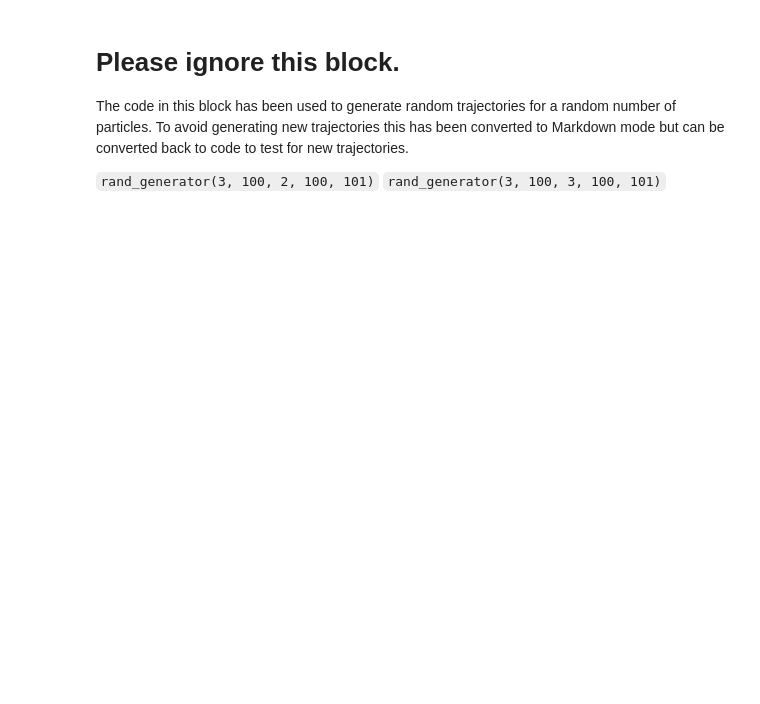
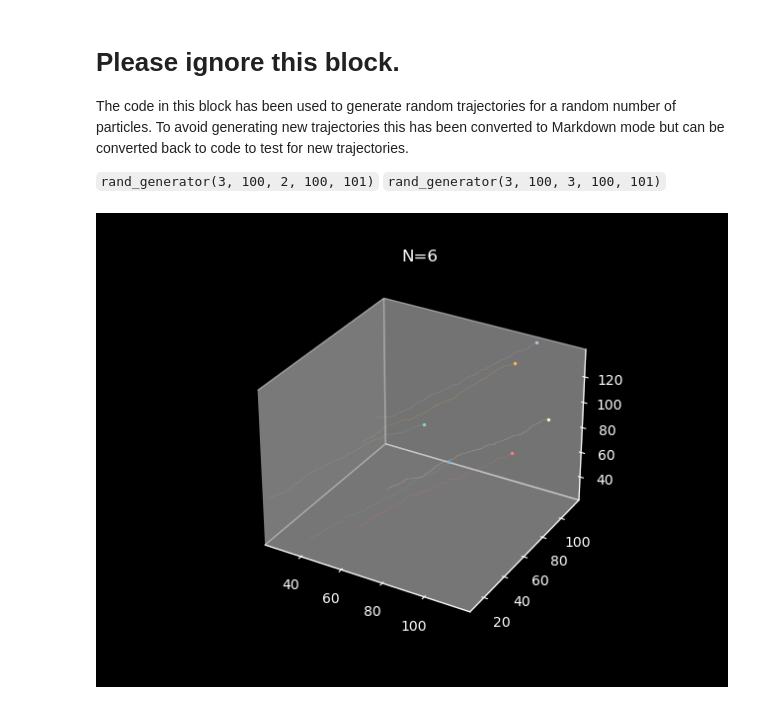
Before and after one commit to sanderdemeyer/Astrofysische_Groep_1, a Jupyter notebook: visual/plot3dmotion.ipynb, the cells around one changed output. Drawn from its saved outputs; the diff is of its cells as text; code cells hidden in the pictures; blank space fills up the shorter version.

Commit message:
added dark background and trajectories to animation

```diff
--- a/visual/plot3dmotion.ipynb
+++ b/visual/plot3dmotion.ipynb
@@ -157,7 +157,7 @@ def animate(file, dim, name='animation', lim= None, dpi=300):
         ani.save('ani_traj/{}_3D.mkv'.format(name), fps=30, dpi=dpi)
     plt.show()
 # %%
-def animate_inter(file, dim, tstep_per_sec, name='animation', dpi=300):
+def animate_inter(file, dim, tstep_per_sec, line=False, name='animation', dpi=300):
     """
     This function takes a txt file where the lines contains the timesteps and the positions of the N partilces at that timestep and animates the trajectories of the particles. This is a slight modification of the original progam and allows to animate trajectories with non uniform timesteps correctly.
 
@@ -170,6 +170,8 @@ def animate_inter(file, dim, tstep_per_sec, name='animation', dpi=300):
         Dimension of the Nbody simulation, has to be 2 or 3
     tstep
         The timescale of the simulation, or in other words how much should one second of video be equal to the time used in simulation
+    line
+        Whether or not to plot the lines
     name
         Name of the animation file
     dpi
@@ -180,6 +182,7 @@ def animate_inter(file, dim, tstep_per_sec, name='animation', dpi=300):
     Creates an mkv file a animating the trajectories of the N particles.
     """
     t, traj_org = trajectories(file, dim)
+    n_t_org = len(traj_org)
     t_max = t[-1]
     tstep_per_frame = tstep_per_sec/30
     time = np.arange(0, t_max, step=tstep_per_frame)
@@ -198,6 +201,7 @@ def animate_inter(file, dim, tstep_per_sec, name='animation', dpi=300):
             scatters[j]._offsets3d=(traj[i][j,0:1], traj[i][j,1:2], traj[i][j,2:])
         return scatters
 
+    plt.style.use('dark_background')
     fig = plt.figure()
     # TODO: add a time slider
     if dim == 2:
@@ -209,23 +213,46 @@ def animate_inter(file, dim, tstep_per_sec, name='animation', dpi=300):
         ax.set_ylim(y_all.min(), y_all.max())
         ax.grid(False)
         scatters = [ax.scatter(traj[0][i][0], traj[0][i][1], s=2) for i in range(N)]
+        if line:
+            x = np.zeros((N, n_t_org))
+            y = np.zeros((N, n_t_org))
+            for i in range(N):
+                for j in range(n_t_org):
+                    x[i][j] = traj_org[j][i][0]
+                    y[i][j] = traj_org[j][i][1]
+            for i in range(N):
+                ax.plot(x[i],y[i], linestyle='dotted', linewidth=0.3)
         ani = animation.FuncAnimation(fig, update_2, frames=n_t)
         ani.save('{}_2D.mkv'.format(name), fps=30, dpi=dpi)
 
     if dim == 3:
         ax = fig.add_subplot(projection='3d')
         ax.set_title('N={}'.format(N))
-        x_all = np.array([traj[i][:,0] for i in range(len(t))]).flatten()
-        y_all = np.array([traj[i][:,1] for i in range(len(t))]).flatten()
-        z_all = np.array([traj[i][:,2] for i in range(len(t))]).flatten()
+        x_all = np.array([traj[i][:,0] for i in range(n_t)]).flatten()
+        y_all = np.array([traj[i][:,1] for i in range(n_t)]).flatten()
+        z_all = np.array([traj[i][:,2] for i in range(n_t)]).flatten()
         ax.set_xlim3d(x_all.min(), x_all.max())
         ax.set_ylim3d(y_all.min(), y_all.max())
         ax.set_zlim3d(z_all.min(), z_all.max())
         ax.grid(False)
         scatters = [ax.scatter(traj[0][i][0], traj[0][i][1], traj[0][i][2], s=2) for i in range(N)]
+        if line:
+            x = np.zeros((N, n_t_org))
+            y = np.zeros((N, n_t_org))
+            z = np.zeros((N, n_t_org))
+            for i in range(N):
+                for j in range(n_t_org):
+                    x[i][j] = traj_org[j][i][0]
+                    y[i][j] = traj_org[j][i][1]
+                    z[i][j] = traj_org[j][i][2]
+                ax.plot(x[i],y[i], z[i], linestyle='dotted', linewidth=0.3)
         ani = animation.FuncAnimation(fig, update_3, frames=n_t)
         ani.save('{}_3D.mkv'.format(name), fps=30, dpi=dpi)
     plt.show()
+# %%
+animate_inter('testpos_3D', 3, 30, True, 'test_lines')
+# %% [output]
+[figure, added]
 # %%
 def plot(file, dim, name='trajectories', lim =None, dpi=300):
     """
```
Also changed, not shown: 6 other files.
